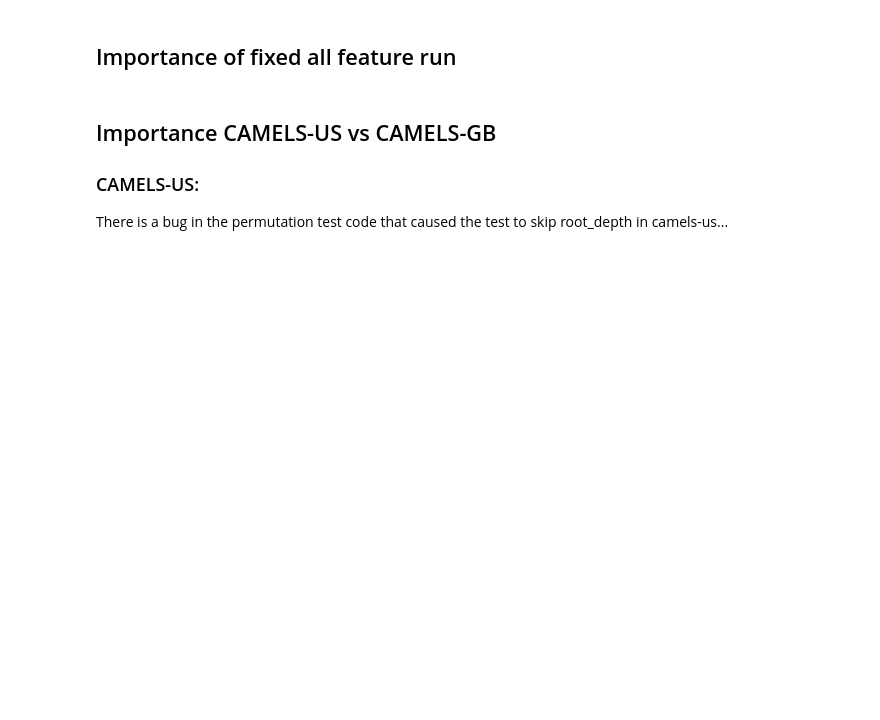
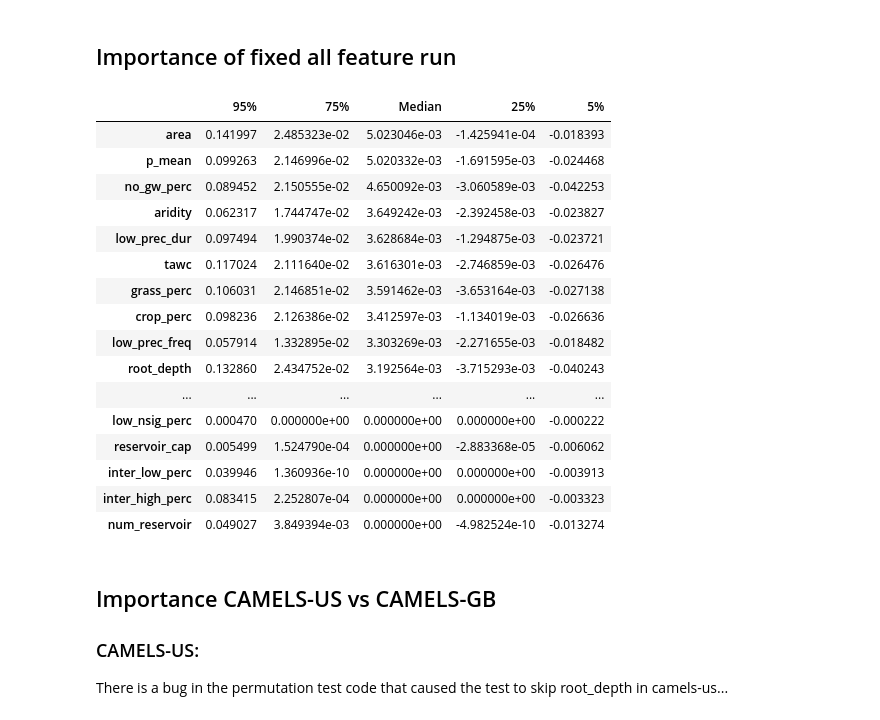
Before and after one commit to bernharl/Master-Thesis, a Jupyter notebook: notebooks/permutation_test.ipynb, the cells around one changed output. Drawn from its saved outputs; the diff is of its cells as text; code cells hidden in the pictures; blank space fills up the shorter version.

```diff
--- a/notebooks/permutation_test.ipynb
+++ b/notebooks/permutation_test.ipynb
@@ -332,8 +350,26 @@ importance_all_features_fixed = calc_i(
     epoch=20,
 )
 # %%
-fracs_all_features_fixed = importance_metrics(importance_all_features_fixed, limit=0.1)
+fracs_all_features_fixed = importance_metrics(importance_all_features_fixed)
 fracs_all_features_fixed
+# %% [output]
+|  | 95% | 75% | Median | 25% | 5% |
+| area | 0.141997 | 2.485323e-02 | 5.023046e-03 | -1.425941e-04 | -0.018393 |
+| p_mean | 0.099263 | 2.146996e-02 | 5.020332e-03 | -1.691595e-03 | -0.024468 |
+| no_gw_perc | 0.089452 | 2.150555e-02 | 4.650092e-03 | -3.060589e-03 | -0.042253 |
+| aridity | 0.062317 | 1.744747e-02 | 3.649242e-03 | -2.392458e-03 | -0.023827 |
+| low_prec_dur | 0.097494 | 1.990374e-02 | 3.628684e-03 | -1.294875e-03 | -0.023721 |
+| tawc | 0.117024 | 2.111640e-02 | 3.616301e-03 | -2.746859e-03 | -0.026476 |
+| grass_perc | 0.106031 | 2.146851e-02 | 3.591462e-03 | -3.653164e-03 | -0.027138 |
+| crop_perc | 0.098236 | 2.126386e-02 | 3.412597e-03 | -1.134019e-03 | -0.026636 |
+| low_prec_freq | 0.057914 | 1.332895e-02 | 3.303269e-03 | -2.271655e-03 | -0.018482 |
+| root_depth | 0.132860 | 2.434752e-02 | 3.192564e-03 | -3.715293e-03 | -0.040243 |
+| ... | ... | ... | ... | ... | ... |
+| low_nsig_perc | 0.000470 | 0.000000e+00 | 0.000000e+00 | 0.000000e+00 | -0.000222 |
+| reservoir_cap | 0.005499 | 1.524790e-04 | 0.000000e+00 | -2.883368e-05 | -0.006062 |
+| inter_low_perc | 0.039946 | 1.360936e-10 | 0.000000e+00 | 0.000000e+00 | -0.003913 |
+| inter_high_perc | 0.083415 | 2.252807e-04 | 0.000000e+00 | 0.000000e+00 | -0.003323 |
+| num_reservoir | 0.049027 | 3.849394e-03 | 0.000000e+00 | -4.982524e-10 | -0.013274 |
 # %%
 """fig, axes = plt.subplots(
     2, 2, sharex=True, sharey=False, figsize=[10, 10]
```
Also changed, not shown: parts of 16 cells of this notebook, 1 other file.
